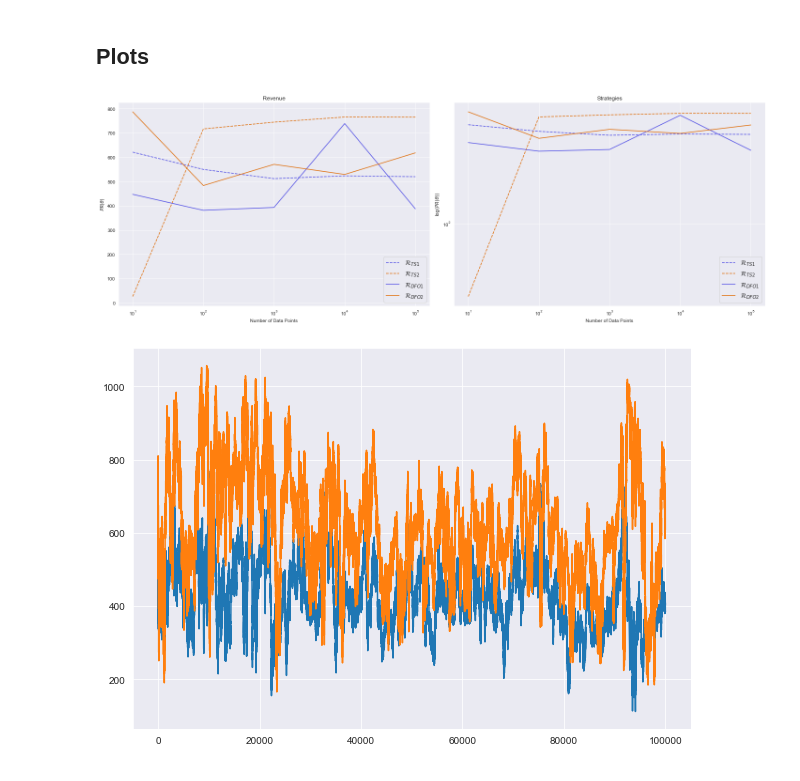
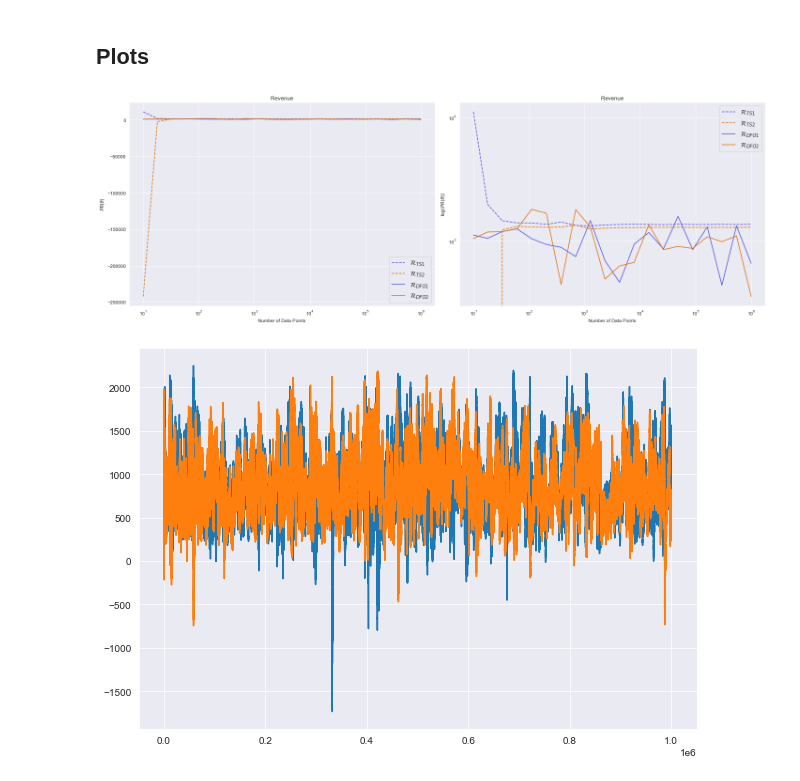
Before and after one commit to evanjfaulkner/DD-Games, a Jupyter notebook: Uber Lyft Simulation/Uber_vs_Lyft_sim.ipynb, the cells around one changed output. Saved outputs shown, nothing was run; the diff lists cells and outputs as text; code cells hidden in the pictures.

```diff
--- a/Uber Lyft Simulation/Uber_vs_Lyft_sim.ipynb
+++ b/Uber Lyft Simulation/Uber_vs_Lyft_sim.ipynb
@@ -36,7 +36,7 @@ new_rides['price'] = new_rides.progress_apply(lambda row: 5*math.floor(row['pric
 cab_types_ = new_rides.cab_type.unique()
 distances_ = new_rides.distance.unique()
 hours_ = np.array([17,18,19])  # new_rides.hour.unique()
-prices_ = np.array([10])# np.array([5*(i) for i in range(5)])  # new_rides.price.unique()
+prices_ = np.array([5, 10])# np.array([5*(i) for i in range(5)])  # new_rides.price.unique()
 dates = len(new_rides.date.unique())
 
 g = np.zeros((len(cab_types_),len(prices_),len(hours_),len(distances_)))
@@ -66,8 +66,8 @@ print(f'g_lyft = \n{g_lyft}')
 d_1 = len(g_uber)  # Dimension of each player's data/strategy
 d_2 = len(g_lyft)
 
-lambda_p1 = 1e-3
-lambda_p2 = 1e-3
+lambda_p1 = 1e-2
+lambda_p2 = 1e-2
 
 eta_p1 = 1e-3
 eta_p2 = 1e-3
@@ -88,7 +90,7 @@ p1_data_generating_func = sample_from_location_family_rideshare
 p2_data_params = (g_lyft, d_2, mu_p2, gamma_p2, lambda_p2, eta_p2, prices_)
 p2_data_generating_func = sample_from_location_family_rideshare
 # %%
-num_rounds_lst = np.logspace(1,5,5,dtype='int')
+num_rounds_lst = np.logspace(1,6,20,dtype='int')
 num_test = 10000
 num_alternate_rounds = 1000
 # %% [markdown]
@@ -279,45 +348,45 @@ plt.loglog(num_rounds_lst, -np.squeeze(p1_risks),
            '--', color='#5553E6', label=r'$\mathcal{R}_{TS1}$')
 plt.loglog(num_rounds_lst, -np.squeeze(p2_risks),
            '--', color='#E07110', label=r'$\mathcal{R}_{TS2}$')
 
 plt.loglog(num_rounds_lst, -np.squeeze(p3_risks),
            '-', color='#5553E6', label=r'$\mathcal{R}_{DFO1}$')
 plt.loglog(num_rounds_lst, -np.squeeze(p4_risks),
            '-', color='#E07110', label=r'$\mathcal{R}_{DFO2}$')
 
 plt.xlabel("Number of Data Points")
 plt.ylabel(r"$\log(PR(\theta))$")
 plt.title('Revenue')
 plt.legend(fontsize=14)
 
 # plt.subplot(1,3,3)
 # plt.semilogx(num_rounds_lst, np.squeeze(theta_final_p1),
 #            '--', color='#5553E6', label=r'$\theta_{TS1}$')
 # plt.semilogx(num_rounds_lst, np.squeeze(theta_final_p2),
 #            '--', color='#E07110', label=r'$\theta_{TS2}$')
 
 # plt.semilogx(num_rounds_lst, np.squeeze(theta_final_p3),
 #            '-', color='#5553E6', label=r'$\theta_{DFO1}$')
 # plt.semilogx(num_rounds_lst, np.squeeze(theta_final_p4),
 #            '-', color='#E07110', label=r'$\theta_{DFO2}$')
 
 # plt.ylim(-10,10)
-plt.xlabel("Number of Data Points")
-plt.ylabel(r"$\log(PR(\theta))$")
-plt.title('Strategies')
-plt.legend(fontsize=14)
+# plt.xlabel("Number of Data Points")
+# plt.ylabel(r"$\log(PR(\theta))$")
+# plt.title('Strategies')
+# plt.legend(fontsize=14)
 plt.tight_layout()
 plt.savefig('DD_regression_rideshare_convergence.jpg', format='jpg')
 plt.show()
 # %% [output]
-[figure, old version]
+[figure, new version]
 # %%
 plt.figure(figsize=(10,7))
 plt.plot(-np.squeeze(game_dfo.p1.risk_history))
 plt.plot(-np.squeeze(game_dfo.p2.risk_history))
 plt.show()
 # %% [output]
-[figure, old version]
+[figure, new version]
 # %%
 print(f'theta_1_ts - theta_1_dfo = \n{game_ts.theta_p1-game_dfo.theta_p1}')
 print(f'theta_2_ts - theta_2_dfo = \n{game_ts.theta_p2-game_dfo.theta_p2}')
```
Also changed, not shown: parts of 10 cells of this notebook, 2 other files.
